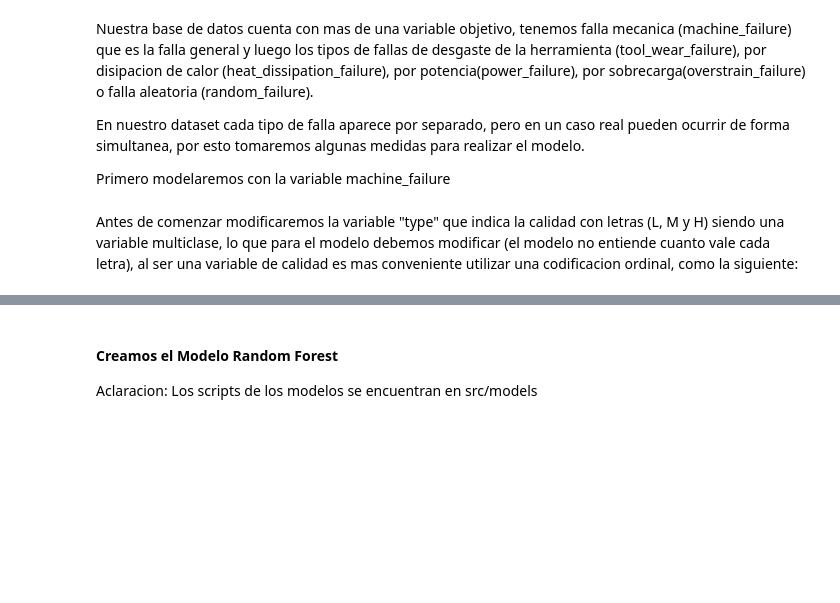
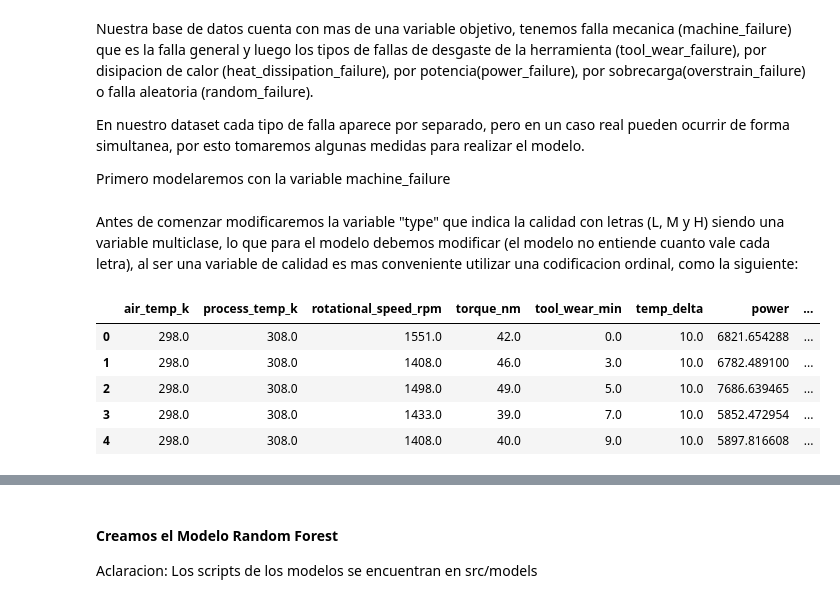
Before and after one commit to IsmaS11/mantenimiento-predictivo-industrial, a Jupyter notebook: notebooks/Main_Analysis.ipynb, the cells around one changed output, grey strips where cells are left out. Saved outputs shown, nothing was run; the diff lists cells and outputs as text; code cells hidden in the pictures; blank space fills up the shorter version.

```diff
--- a/notebooks/Main_Analysis.ipynb
+++ b/notebooks/Main_Analysis.ipynb
@@ -761,13 +761,21 @@ df = df.drop(columns=['type'])
 # %%
 #Preparar variables X e Y
 
 #Descartamos random_failure segun el analisis previo
 target_cols = ['tool_wear_failure', 'heat_dissipation_failure', 'power_failure', 'overstrain_failure']
 #La variable 'machine_failure' es la suma de las anteriores no se usa como predictor
 features_to_drop = ['udi', 'product_id', 'random_failure', 'machine_failure'] + target_cols
 
 X = df.drop(columns=features_to_drop)
 y = df[target_cols]
+X.head()
+# %% [output]
+|  | air_temp_k | process_temp_k | rotational_speed_rpm | torque_nm | tool_wear_min | temp_delta | power | ... |
+| 0 | 298.0 | 308.0 | 1551.0 | 42.0 | 0.0 | 10.0 | 6821.654288 | ... |
+| 1 | 298.0 | 308.0 | 1408.0 | 46.0 | 3.0 | 10.0 | 6782.489100 | ... |
+| 2 | 298.0 | 308.0 | 1498.0 | 49.0 | 5.0 | 10.0 | 7686.639465 | ... |
+| 3 | 298.0 | 308.0 | 1433.0 | 39.0 | 7.0 | 10.0 | 5852.472954 | ... |
+| 4 | 298.0 | 308.0 | 1408.0 | 40.0 | 9.0 | 10.0 | 5897.816608 | ... |
 # %%
 # Dividimos el dataset en entrenamiento (Train) y prueba (Test)
 #Usamos un split aleatorio (para multietiqueta real se usaría iterative stratification,
```
Also changed, not shown: parts of 14 cells of this notebook, 11 other files.
